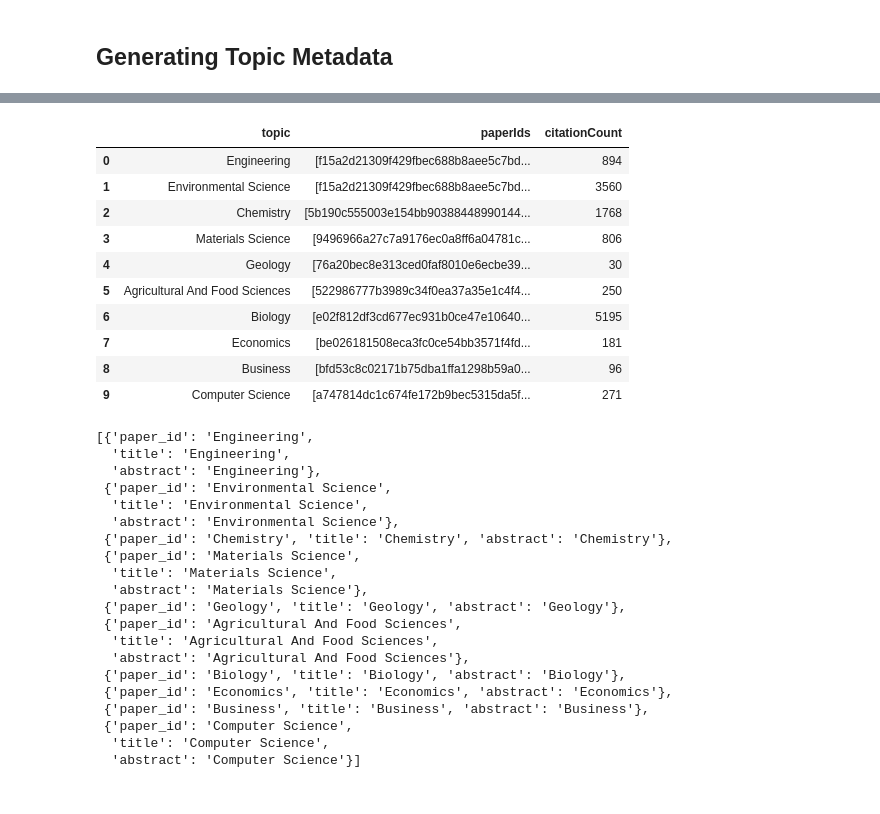
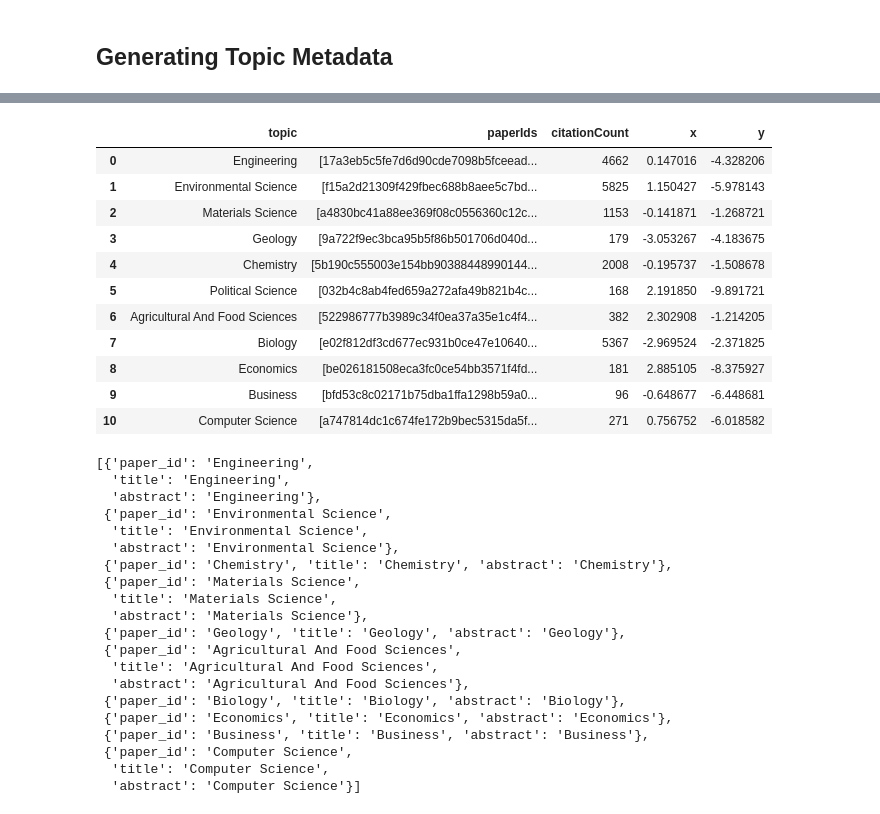
Before and after one commit to KevinH48264/autoscious-carbon-capture, a Jupyter notebook: knowledge_base/generate_viz.ipynb, the cells around one changed output, grey strips where cells are left out. Cells and saved outputs as stored; diff of their text form; code cells hidden in the pictures.

```diff
--- a/knowledge_base/generate_viz.ipynb
+++ b/knowledge_base/generate_viz.ipynb
@@ -372,46 +360,65 @@ df
 # %%
-# Collect list of all topics, corresponding PaperIds, and citation counts
+# Collect list of all topics, corresponding PaperIds, and citation counts, and the centroid x and y values
 import pandas as pd
 from collections import defaultdict
 
 # Assuming df is your DataFrame
-topic_data = defaultdict(lambda: {"paperIds": [], "citationCount": 0})
+topic_data = defaultdict(lambda: {"paperIds": [], "citationCount": 0, "xSum": 0, "ySum": 0, "count": 0})
 
 for index, row in df.iterrows():
     for category_info in row['s2FieldsOfStudy']:
         # Get category
         category = category_info['category']
 
-        # Prevent duplciates
+        # Prevent duplicates
         if category_info['source'] == 's2-fos-model':
-            # Add paper id to category
-            topic_data[category]["paperIds"].append(row['paperId'])
+            # Check if paperId already counted for this category
+            if row['paperId'] not in topic_data[category]["paperIds"]:
+                # Add paper id to category
+                topic_data[category]["paperIds"].append(row['paperId'])
 
-            # Cumulative citation count
-            topic_data[category]["citationCount"] += row['citationCount']
+                # Cumulative citation count
+                topic_data[category]["citationCount"] += row['citationCount']
 
-# If you want to sort topic_data by citationCount
-# topic_data_sorted = sorted(topic_data.items(), key=lambda x: x[1]['citationCount'], reverse=True)
+                # Sum x and y for the average
+                topic_data[category]["xSum"] += row['x']
+                topic_data[category]["ySum"] += row['y']
+                topic_data[category]["count"] += 1
+
+# Compute the average x and y for each category
+for category in topic_data:
+    topic_data[category]["x"] = topic_data[category]["xSum"] / topic_data[category]["count"]
+    topic_data[category]["y"] = topic_data[category]["ySum"] / topic_data[category]["count"]
+
+    # Remove unnecessary keys
+    del topic_data[category]["xSum"]
+    del topic_data[category]["ySum"]
+    del topic_data[category]["count"]
 
 # Convert topic_data to DataFrame
 topic_df = pd.DataFrame.from_dict(topic_data, orient='index').reset_index()
 
 # Rename 'index' column to 'Topic'
 topic_df.rename(columns={'index': 'topic'}, inplace=True)
-# %%
-topic_df
-# %% [output]
-|  | topic | paperIds | citationCount |
-| 0 | Engineering | [f15a2d21309f429fbec688b8aee5c7bd... | 894 |
-| 1 | Environmental Science | [f15a2d21309f429fbec688b8aee5c7bd... | 3560 |
-| 2 | Chemistry | [5b190c555003e154bb90388448990144... | 1768 |
-| 3 | Materials Science | [9496966a27c7a9176ec0a8ff6a04781c... | 806 |
-| 4 | Geology | [76a20bec8e313ced0faf8010e6ecbe39... | 30 |
-| 5 | Agricultural And Food Sciences | [522986777b3989c34f0ea37a35e1c4f4... | 250 |
-| 6 | Biology | [e02f812df3cd677ec931b0ce47e10640... | 5195 |
-| 7 | Economics | [be026181508eca3fc0ce54bb3571f4fd... | 181 |
-| 8 | Business | [bfd53c8c02171b75dba1ffa1298b59a0... | 96 |
-| 9 | Computer Science | [a747814dc1c674fe172b9bec5315da5f... | 271 |
+# %%
+topic_df.head()
+
+# Exporting dataframe with T-SNE coordinates
+topic_df.to_json('topic_100_tsne.json', orient='records')
+topic_df
+# %% [output]
+|  | topic | paperIds | citationCount | x | y |
+| 0 | Engineering | [17a3eb5c5fe7d6d90cde7098b5fceead... | 4662 | 0.147016 | -4.328206 |
+| 1 | Environmental Science | [f15a2d21309f429fbec688b8aee5c7bd... | 5825 | 1.150427 | -5.978143 |
+| 2 | Materials Science | [a4830bc41a88ee369f08c0556360c12c... | 1153 | -0.141871 | -1.268721 |
+| 3 | Geology | [9a722f9ec3bca95b5f86b501706d040d... | 179 | -3.053267 | -4.183675 |
+| 4 | Chemistry | [5b190c555003e154bb90388448990144... | 2008 | -0.195737 | -1.508678 |
+| 5 | Political Science | [032b4c8ab4fed659a272afa49b821b4c... | 168 | 2.191850 | -9.891721 |
+| 6 | Agricultural And Food Sciences | [522986777b3989c34f0ea37a35e1c4f4... | 382 | 2.302908 | -1.214205 |
+| 7 | Biology | [e02f812df3cd677ec931b0ce47e10640... | 5367 | -2.969524 | -2.371825 |
+| 8 | Economics | [be026181508eca3fc0ce54bb3571f4fd... | 181 | 2.885105 | -8.375927 |
+| 9 | Business | [bfd53c8c02171b75dba1ffa1298b59a0... | 96 | -0.648677 | -6.448681 |
+| 10 | Computer Science | [a747814dc1c674fe172b9bec5315da5f... | 271 | 0.756752 | -6.018582 |
 # %%
 # Preprocessing for SPECTRE API
 SAMPLE_TOPICS = []
```
Also changed, not shown: parts of 5 cells of this notebook, 10 other files.
